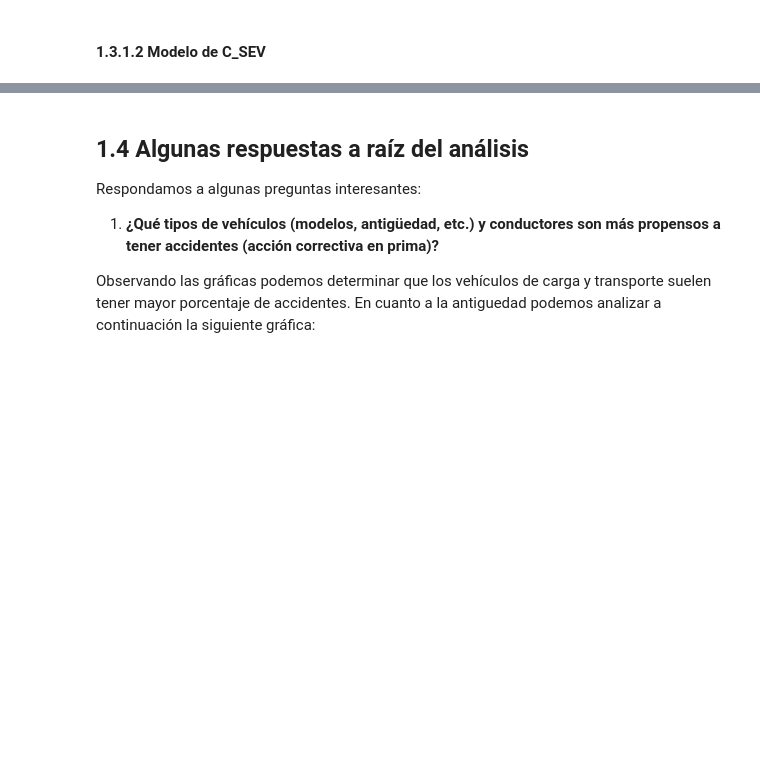
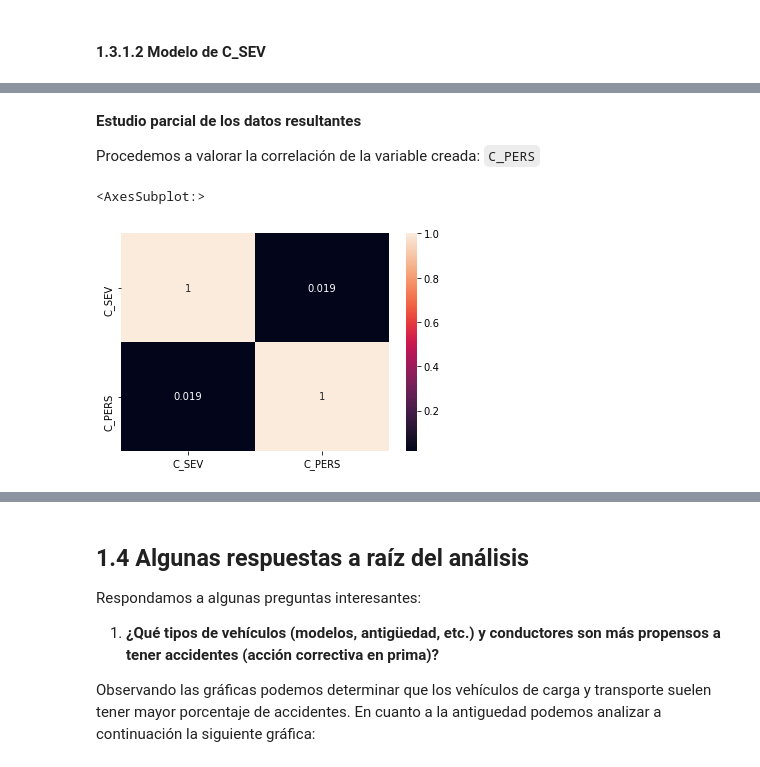
Before and after one commit to carviagu/canadian_car_accidents, a Jupyter notebook: notebooks/01_EDA.ipynb, the cells around one changed output, grey strips where cells are left out. Cells and saved outputs as stored; diff of their text form; code cells hidden in the pictures; blank space fills up the shorter version.

````diff
--- a/notebooks/01_EDA.ipynb
+++ b/notebooks/01_EDA.ipynb
@@ -654,0 +677,9 @@ sev_df.head()
+# %% [markdown]
+**Estudio parcial de los datos resultantes**
+
+Procedemos a valorar la correlación de la variable creada: ```C_PERS```
+# %%
+sns.heatmap(sev_df[['C_SEV', 'C_PERS']].corr(), annot=True)
+# %% [output]
+<AxesSubplot:>
+[figure, added]
````
Also changed, not shown: parts of 9 cells of this notebook, 1 other file.
